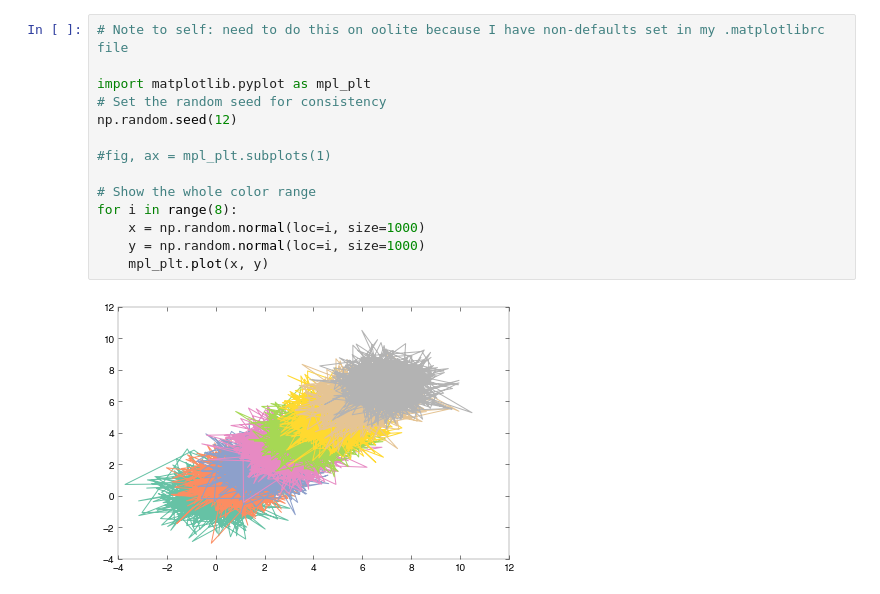
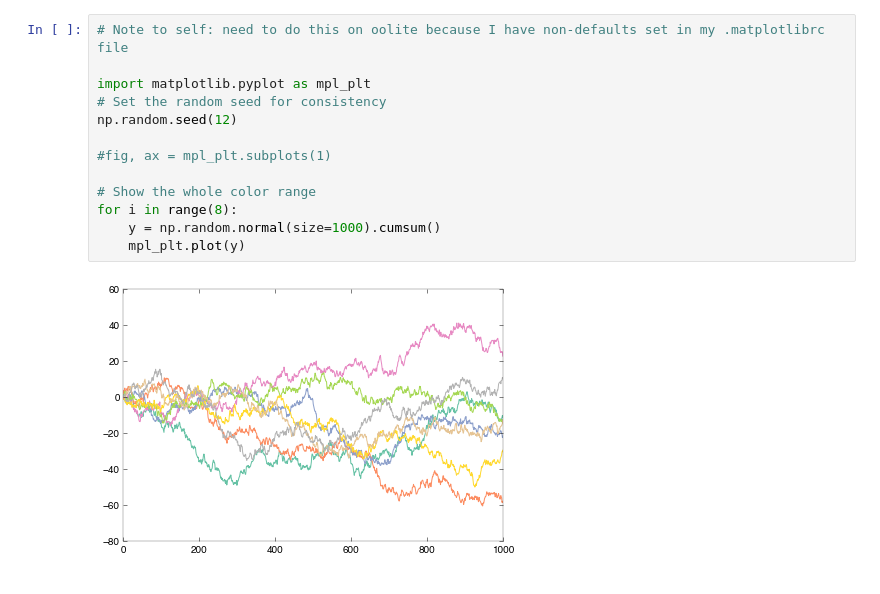
Before and after one commit to olgabot/prettyplotlib, a Jupyter notebook: examples/plot.ipynb, the cells around one changed output. Cells and saved outputs as stored; diff of their text form.

```diff
--- a/examples/plot.ipynb
+++ b/examples/plot.ipynb
@@ -21,16 +22,15 @@ NameError: global name 'color' is not defined
 # %%
 # Note to self: need to do this on oolite because I have non-defaults set in my .matplotlibrc file
 
 import matplotlib.pyplot as mpl_plt
 # Set the random seed for consistency
 np.random.seed(12)
 
 #fig, ax = mpl_plt.subplots(1)
 
 # Show the whole color range
 for i in range(8):
-    x = np.random.normal(loc=i, size=1000)
-    y = np.random.normal(loc=i, size=1000)
-    mpl_plt.plot(x, y)
+    y = np.random.normal(size=1000).cumsum()
+    mpl_plt.plot(y)
 # %% [output]
-[figure, old version]
+[figure, new version]
```
Also changed, not shown: parts of 1 cell of this notebook, 1 other file.
